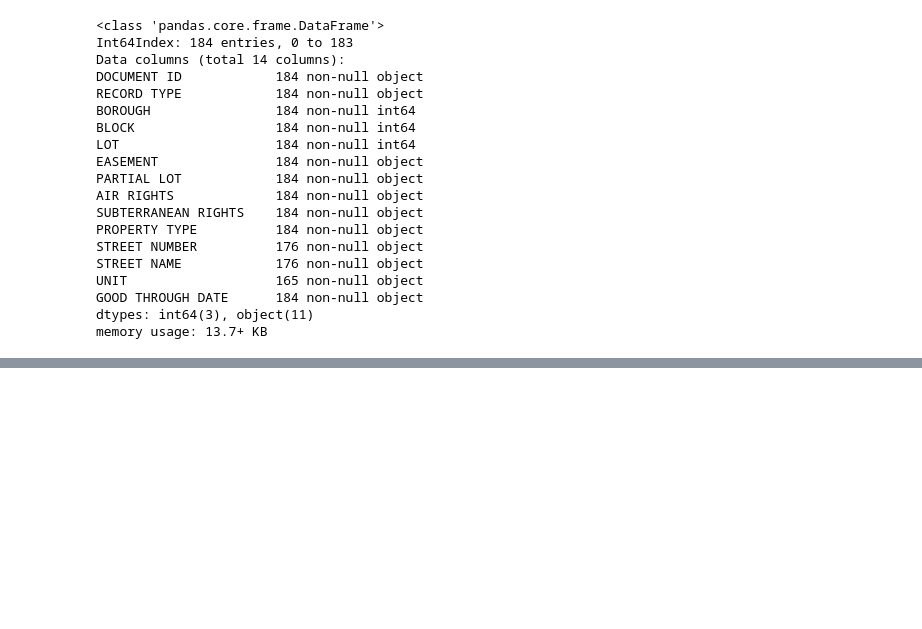
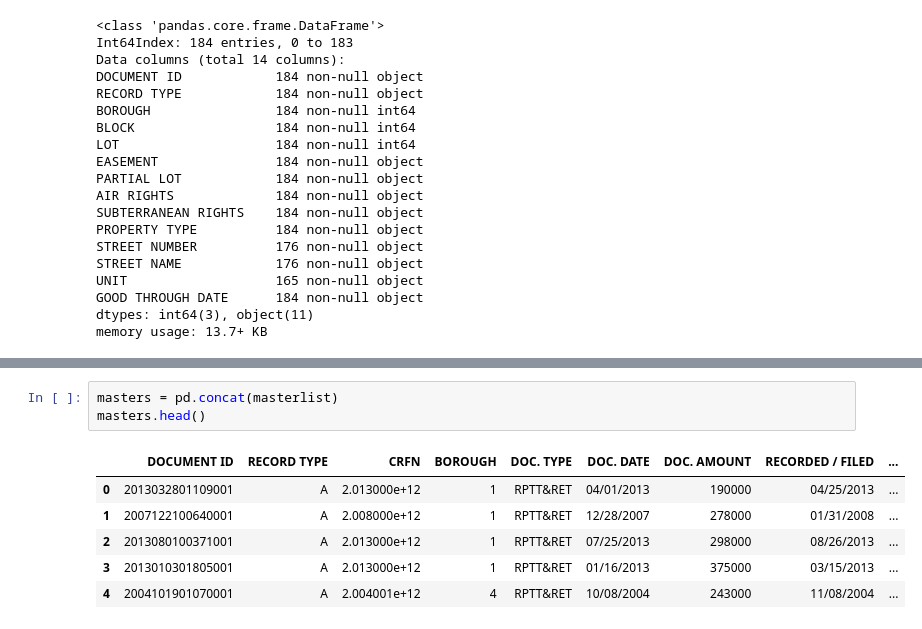
Before and after one commit to Jwerberg/slideruleprojects, a Jupyter notebook: Initial Coop Data Story.ipynb, the cells around one changed output, grey strips where cells are left out. Saved outputs shown, nothing was run; the diff lists cells and outputs as text; blank space fills up the shorter version.

```diff
--- a/Initial Coop Data Story.ipynb
+++ b/Initial Coop Data Story.ipynb
@@ -33,0 +64,10 @@ len(docids) // 100
+# %%
+masters = pd.concat(masterlist)
+masters.head()
+# %% [output]
+|  | DOCUMENT ID | RECORD TYPE | CRFN | BOROUGH | DOC. TYPE | DOC. DATE | DOC. AMOUNT | RECORDED / FILED | ... |
+| 0 | 2013032801109001 | A | 2.013000e+12 | 1 | RPTT&RET | 04/01/2013 | 190000 | 04/25/2013 | ... |
+| 1 | 2007122100640001 | A | 2.008000e+12 | 1 | RPTT&RET | 12/28/2007 | 278000 | 01/31/2008 | ... |
+| 2 | 2013080100371001 | A | 2.013000e+12 | 1 | RPTT&RET | 07/25/2013 | 298000 | 08/26/2013 | ... |
+| 3 | 2013010301805001 | A | 2.013000e+12 | 1 | RPTT&RET | 01/16/2013 | 375000 | 03/15/2013 | ... |
+| 4 | 2004101901070001 | A | 2.004001e+12 | 4 | RPTT&RET | 10/08/2004 | 243000 | 11/08/2004 | ... |
```
Also changed, not shown: parts of 10 cells of this notebook.
